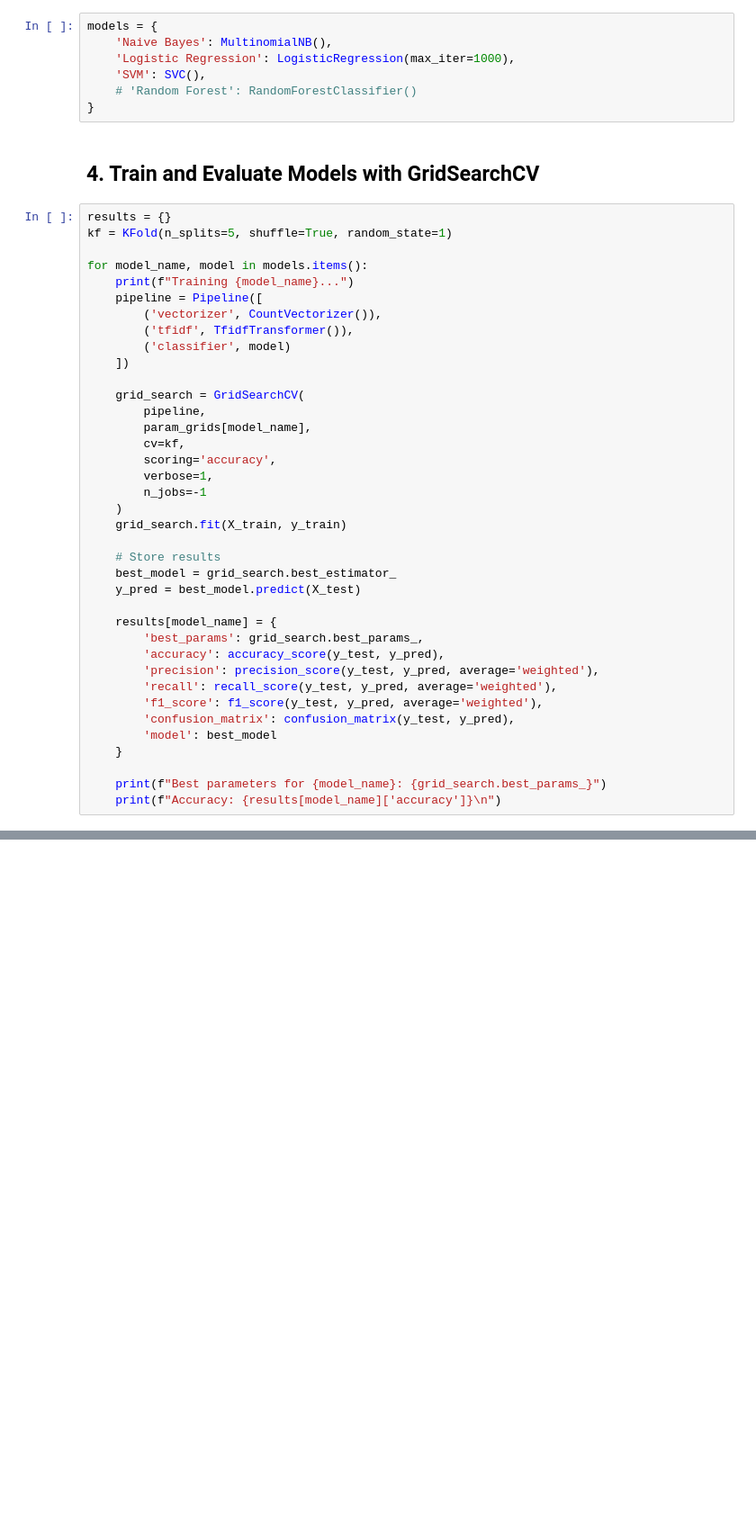
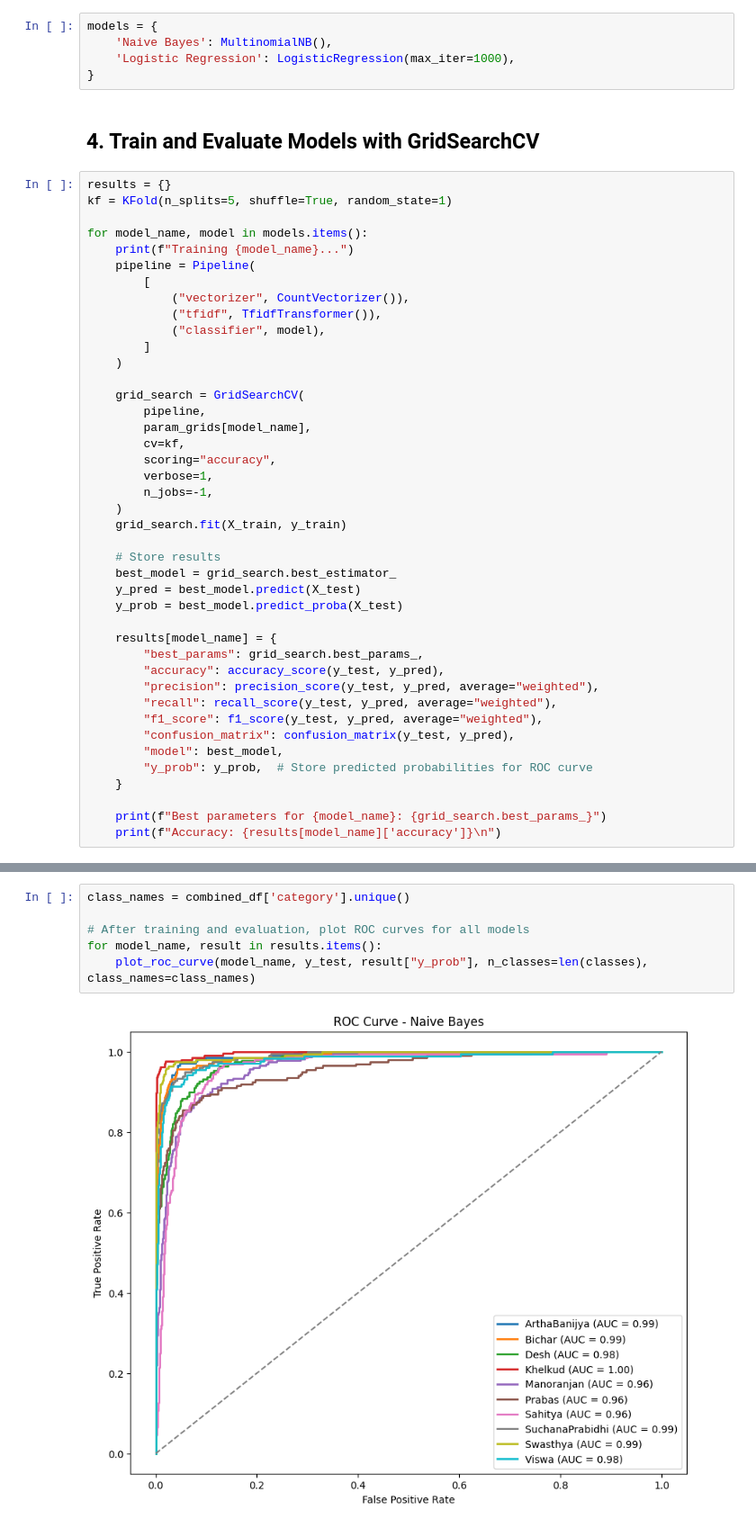
Before and after one commit to sthsuyash/News-algorithm, a Jupyter notebook: news_algorithms/news_classifier/notebooks/classifier.ipynb, the cells around one changed output, grey strips where cells are left out. Shown at 90% size. Drawn from its saved outputs; the diff is of its cells as text; blank space fills up the shorter version.

```diff
--- a/news_algorithms/news_classifier/notebooks/classifier.ipynb
+++ b/news_algorithms/news_classifier/notebooks/classifier.ipynb
@@ -145,8 +143,6 @@ param_grids = {
 models = {
     'Naive Bayes': MultinomialNB(),
     'Logistic Regression': LogisticRegression(max_iter=1000),
-    'SVM': SVC(),
-    # 'Random Forest': RandomForestClassifier()
 }
 # %% [markdown]
 ## 4. Train and Evaluate Models with GridSearchCV
@@ -156,34 +152,38 @@ kf = KFold(n_splits=5, shuffle=True, random_state=1)
 
 for model_name, model in models.items():
     print(f"Training {model_name}...")
-    pipeline = Pipeline([
-        ('vectorizer', CountVectorizer()),
-        ('tfidf', TfidfTransformer()),
-        ('classifier', model)
-    ])
+    pipeline = Pipeline(
+        [
+            ("vectorizer", CountVectorizer()),
+            ("tfidf", TfidfTransformer()),
+            ("classifier", model),
+        ]
+    )
 
     grid_search = GridSearchCV(
         pipeline,
         param_grids[model_name],
         cv=kf,
-        scoring='accuracy',
+        scoring="accuracy",
         verbose=1,
-        n_jobs=-1
+        n_jobs=-1,
     )
     grid_search.fit(X_train, y_train)
 
     # Store results
     best_model = grid_search.best_estimator_
     y_pred = best_model.predict(X_test)
+    y_prob = best_model.predict_proba(X_test)
 
     results[model_name] = {
-        'best_params': grid_search.best_params_,
-        'accuracy': accuracy_score(y_test, y_pred),
-        'precision': precision_score(y_test, y_pred, average='weighted'),
-        'recall': recall_score(y_test, y_pred, average='weighted'),
-        'f1_score': f1_score(y_test, y_pred, average='weighted'),
-        'confusion_matrix': confusion_matrix(y_test, y_pred),
-        'model': best_model
+        "best_params": grid_search.best_params_,
+        "accuracy": accuracy_score(y_test, y_pred),
+        "precision": precision_score(y_test, y_pred, average="weighted"),
+        "recall": recall_score(y_test, y_pred, average="weighted"),
+        "f1_score": f1_score(y_test, y_pred, average="weighted"),
+        "confusion_matrix": confusion_matrix(y_test, y_pred),
+        "model": best_model,
+        "y_prob": y_prob,  # Store predicted probabilities for ROC curve
     }
 
     print(f"Best parameters for {model_name}: {grid_search.best_params_}")
@@ -204,0 +247,8 @@ KeyboardInterrupt:
+# %%
+class_names = combined_df['category'].unique()
+
+# After training and evaluation, plot ROC curves for all models
+for model_name, result in results.items():
+    plot_roc_curve(model_name, y_test, result["y_prob"], n_classes=len(classes), class_names=class_names)
+# %% [output]
+[figure, added]
```
Also changed, not shown: parts of 12 cells of this notebook, 12 other files.
